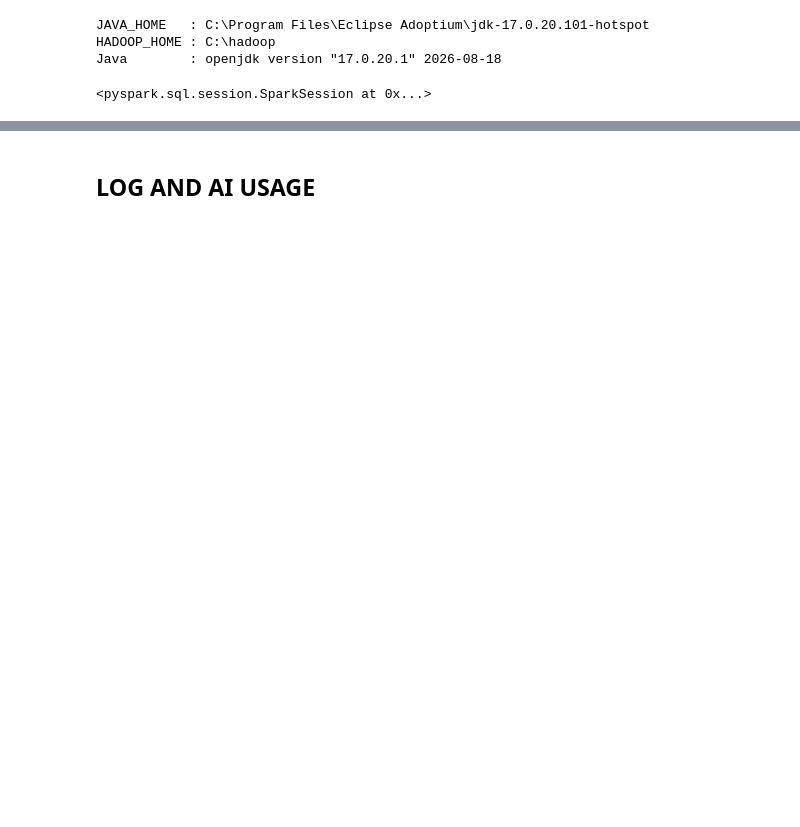
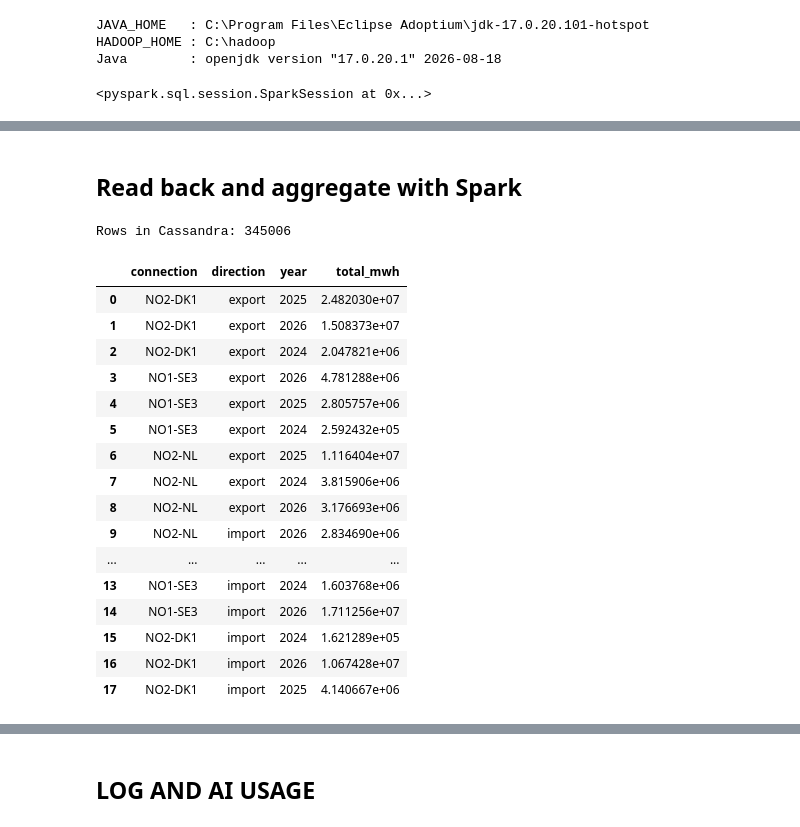
Before and after one commit to Knutis1/IND320_Application, a Jupyter notebook: App/notebooks/Task2.ipynb, the cells around one changed output, grey strips where cells are left out. Cells and saved outputs as stored; diff of their text form; code cells hidden in the pictures; blank space fills up the shorter version.

```diff
--- a/App/notebooks/Task2.ipynb
+++ b/App/notebooks/Task2.ipynb
@@ -119,0 +290,38 @@ Java        : openjdk version "17.0.20.1" 2026-08-18
+# %% [markdown]
+## Read back and aggregate with Spark
+# %%
+from pyspark.sql import functions as F
+
+sdf_all = (spark.read
+    .format("org.apache.spark.sql.cassandra")
+    .options(table="crossborder_flows", keyspace="ind320")
+    .load())
+
+print("Rows in Cassandra:", sdf_all.count())
+
+# Yearly totals per connection and direction -> the pie chart data
+yearly = (sdf_all
+    .withColumn("year", F.year("ts"))
+    .groupBy("connection", "direction", "year")
+    .agg(F.sum("flow_mw").alias("total_mwh"))
+    .toPandas())
+yearly
+# %% [output]
+Rows in Cassandra: 345006
+|  | connection | direction | year | total_mwh |
+| 0 | NO2-DK1 | export | 2025 | 2.482030e+07 |
+| 1 | NO2-DK1 | export | 2026 | 1.508373e+07 |
+| 2 | NO2-DK1 | export | 2024 | 2.047821e+06 |
+| 3 | NO1-SE3 | export | 2026 | 4.781288e+06 |
+| 4 | NO1-SE3 | export | 2025 | 2.805757e+06 |
+| 5 | NO1-SE3 | export | 2024 | 2.592432e+05 |
+| 6 | NO2-NL | export | 2025 | 1.116404e+07 |
+| 7 | NO2-NL | export | 2024 | 3.815906e+06 |
+| 8 | NO2-NL | export | 2026 | 3.176693e+06 |
+| 9 | NO2-NL | import | 2026 | 2.834690e+06 |
+| ... | ... | ... | ... | ... |
+| 13 | NO1-SE3 | import | 2024 | 1.603768e+06 |
+| 14 | NO1-SE3 | import | 2026 | 1.711256e+07 |
+| 15 | NO2-DK1 | import | 2024 | 1.621289e+05 |
+| 16 | NO2-DK1 | import | 2026 | 1.067428e+07 |
+| 17 | NO2-DK1 | import | 2025 | 4.140667e+06 |
```
Also changed, not shown: parts of 25 cells of this notebook, 4 other files.
